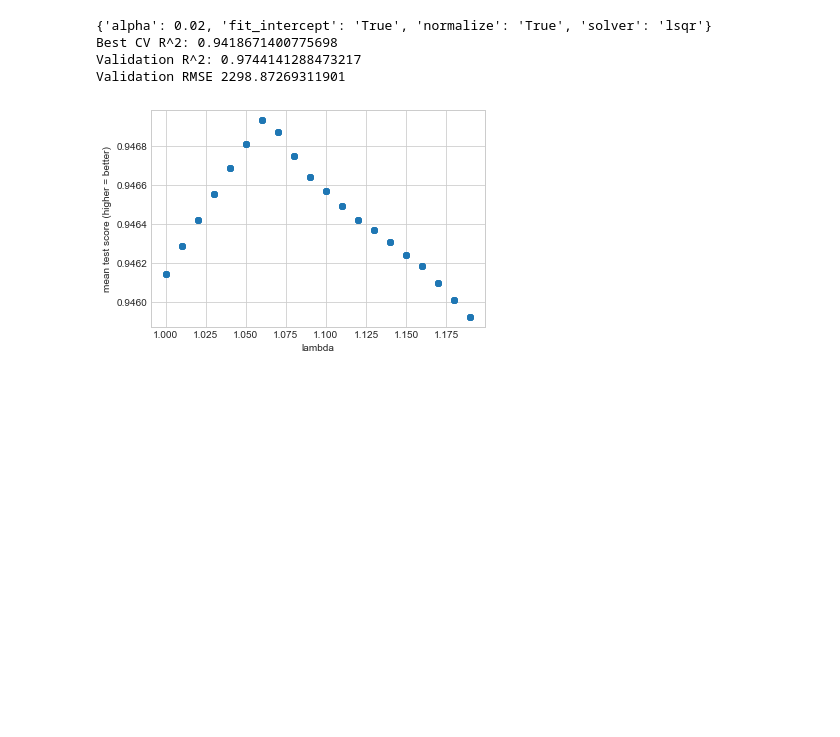
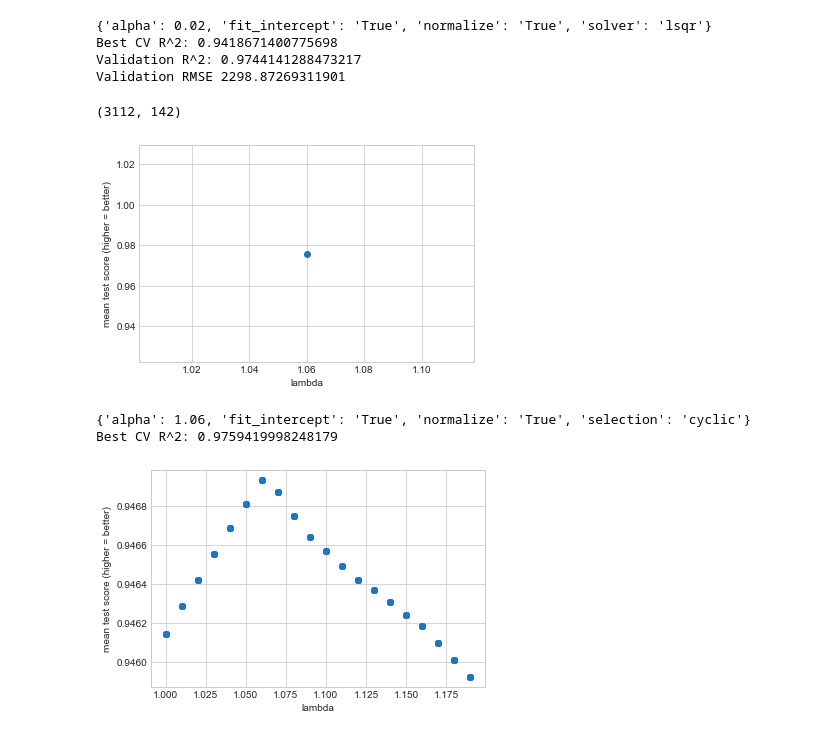
Before and after one commit to monicadelacruz/CSS-Project-2-Team-5-Fall-2020, a Jupyter notebook: project2.ipynb, the cells around one changed output. Drawn from its saved outputs; the diff is of its cells as text; code cells hidden in the pictures; blank space fills up the shorter version.

Commit message:
cross-validation code

```diff
--- a/project2.ipynb
+++ b/project2.ipynb
@@ -419,6 +419,36 @@ print('Validation RMSE', rmse(best_ridge_pred, y_validate))
 Best CV R^2: 0.9418671400775698
 Validation R^2: 0.9744141288473217
 Validation RMSE 2298.87269311901
+# %%
+X.shape
+# %% [output]
+(3112, 142)
+# %%
+param_grid = {'alpha': [1.06],
+               'normalize': ['True'],
+             'fit_intercept': ['True'],
+             'selection': ['cyclic']}
+
+lasso_grid_reg = GridSearchCV(lasso_reg, param_grid, cv=5, iid=False)
+lasso_grid_reg.fit(X[X.columns[corrs]], y)
+
+best_index = np.argmax(lasso_grid_reg.cv_results_["mean_test_score"])
+best_lasso_pred = lasso_grid_reg.best_estimator_.predict(X_validate)
+
+
+plt.scatter(lasso_grid_reg.cv_results_['param_alpha'], lasso_grid_reg.cv_results_["mean_test_score"])
+plt.xlabel('lambda')
+plt.ylabel('mean test score (higher = better)')
+plt.show()
+
+print(lasso_grid_reg.cv_results_["params"][best_index])
+print('Best CV R^2:', max(lasso_grid_reg.cv_results_["mean_test_score"]))
+#print('Validation R^2:', lasso_grid_reg.score(X_validate, y_validate))
+#print('Validation RMSE', rmse(best_lasso_pred, y_validate))
+# %% [output]
+[figure, added]
+{'alpha': 1.06, 'fit_intercept': 'True', 'normalize': 'True', 'selection': 'cyclic'}
+Best CV R^2: 0.9759419998248179
 # %%
 # Lasso alpha search
 
```
Also changed, not shown: parts of 5 cells of this notebook.
